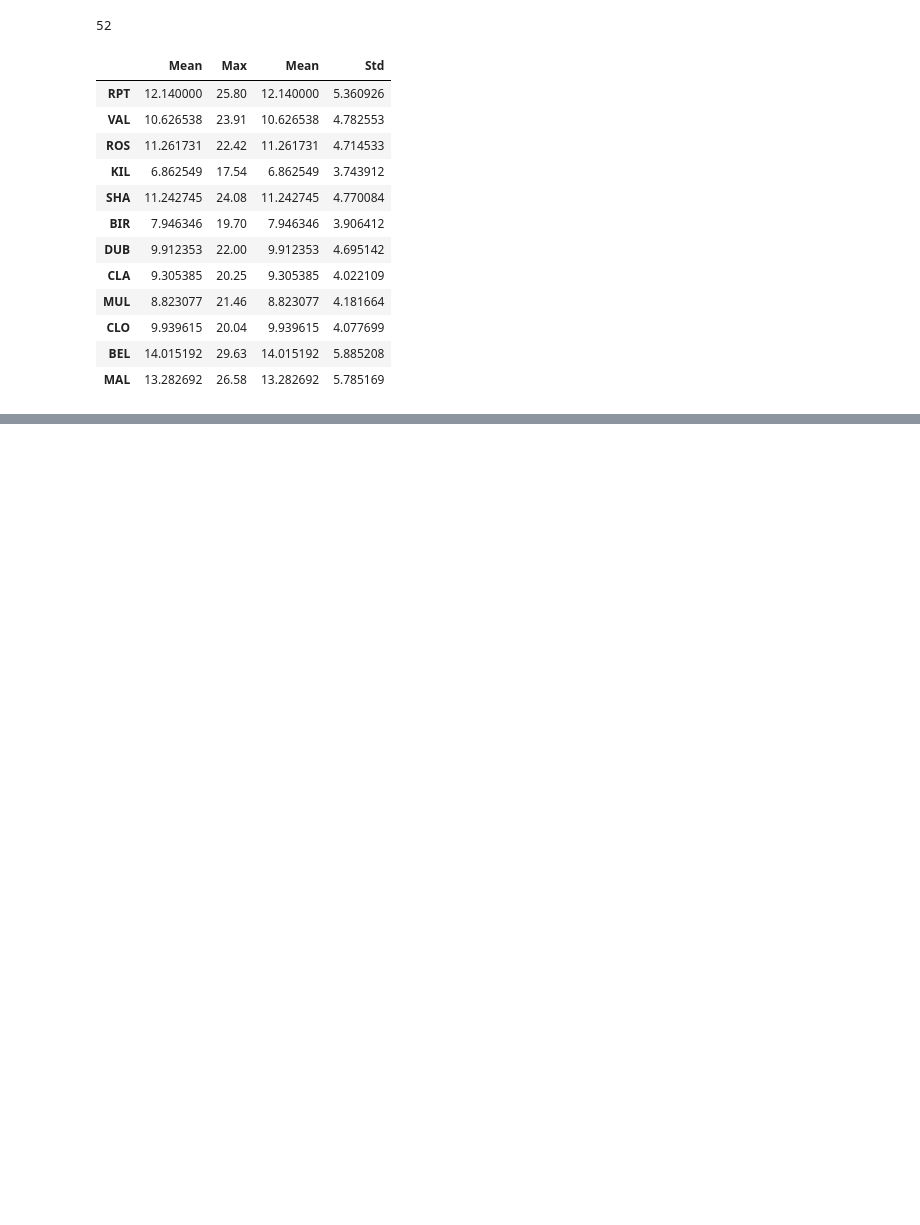
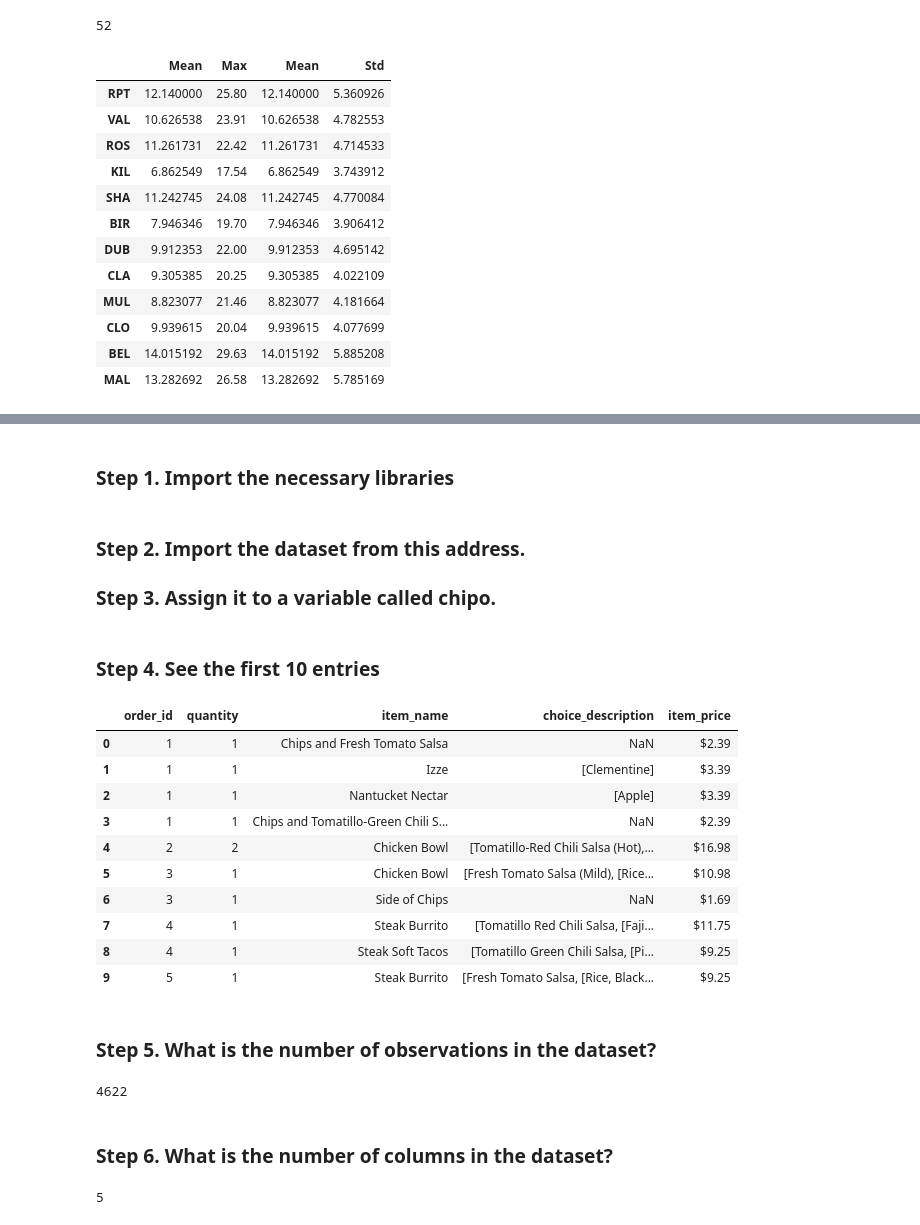
Before and after one commit to 200501409-rkp/RaviKant.Pujari.BDAT1004PS3, a Jupyter notebook: Problem Set 3.ipynb, the cells around one changed output, grey strips where cells are left out. Cells and saved outputs as stored; diff of their text form; code cells hidden in the pictures; blank space fills up the shorter version.

```diff
--- a/Problem Set 3.ipynb
+++ b/Problem Set 3.ipynb
@@ -797,0 +824,2 @@ weekly_stats
+# %% [markdown]
+### Step 1. Import the necessary libraries
@@ -797,0 +828,35 @@ weekly_stats
+# %% [markdown]
+### Step 2. Import the dataset from this address.
+### Step 3. Assign it to a variable called chipo.
+# %%
+chipo = pd.read_csv('https://raw.githubusercontent.com/justmarkham/DAT8/master/data/chipotle.tsv', delimiter='\t')
+# %% [markdown]
+### Step 4. See the first 10 entries
+# %%
+chipo[:10] # display first 10 rows
+# %% [output]
+|  | order_id | quantity | item_name | choice_description | item_price |
+| 0 | 1 | 1 | Chips and Fresh Tomato Salsa | NaN | $2.39 |
+| 1 | 1 | 1 | Izze | [Clementine] | $3.39 |
+| 2 | 1 | 1 | Nantucket Nectar | [Apple] | $3.39 |
+| 3 | 1 | 1 | Chips and Tomatillo-Green Chili S... | NaN | $2.39 |
+| 4 | 2 | 2 | Chicken Bowl | [Tomatillo-Red Chili Salsa (Hot),... | $16.98 |
+| 5 | 3 | 1 | Chicken Bowl | [Fresh Tomato Salsa (Mild), [Rice... | $10.98 |
+| 6 | 3 | 1 | Side of Chips | NaN | $1.69 |
+| 7 | 4 | 1 | Steak Burrito | [Tomatillo Red Chili Salsa, [Faji... | $11.75 |
+| 8 | 4 | 1 | Steak Soft Tacos | [Tomatillo Green Chili Salsa, [Pi... | $9.25 |
+| 9 | 5 | 1 | Steak Burrito | [Fresh Tomato Salsa, [Rice, Black... | $9.25 |
+# %% [markdown]
+### Step 5. What is the number of observations in the dataset?
+# %%
+# number of observations or rows
+chipo.shape[0]
+# %% [output]
+4622
+# %% [markdown]
+### Step 6. What is the number of columns in the dataset?
+# %%
+# number of columns or variables
+chipo.shape[1]
+# %% [output]
+5
```
Also changed, not shown: parts of 34 cells of this notebook.
